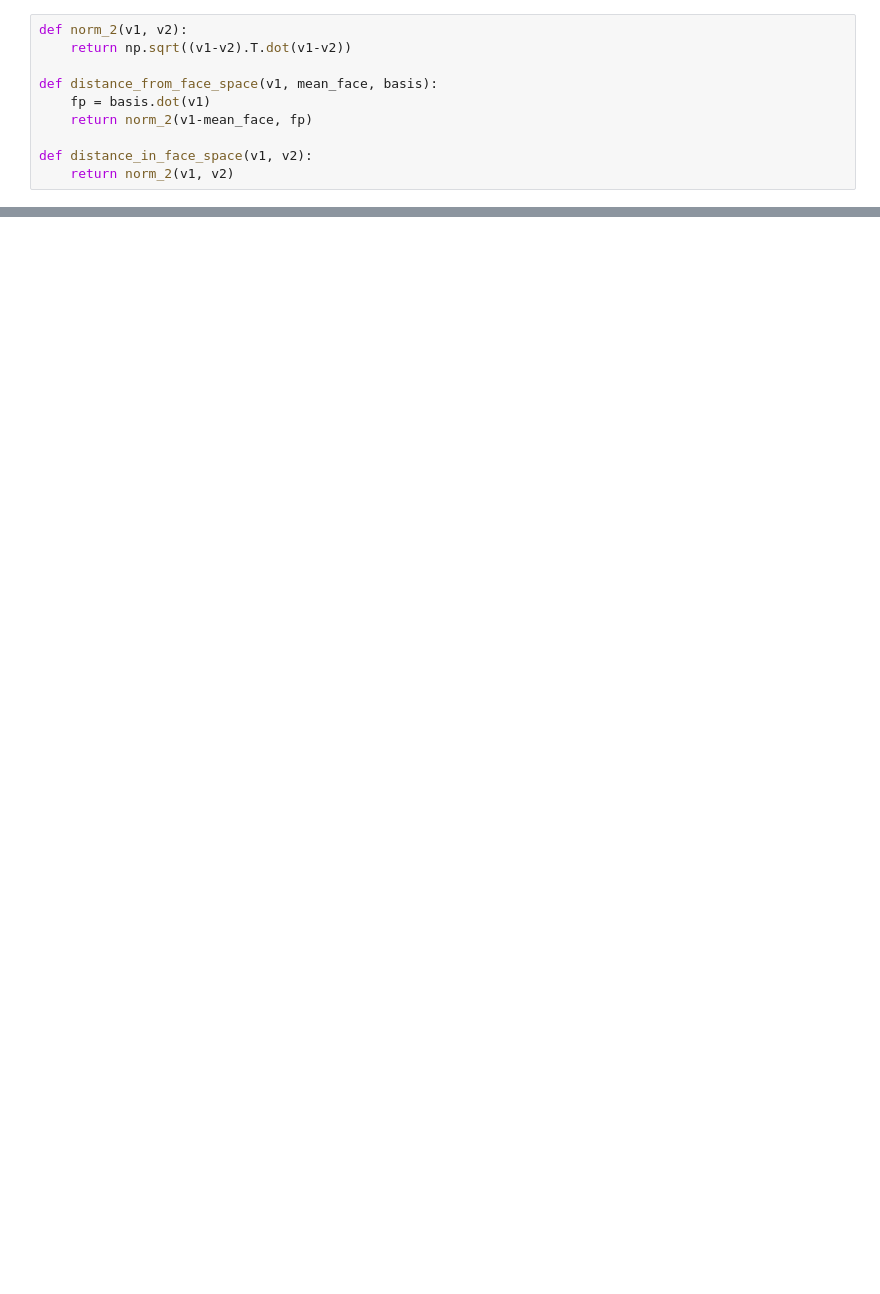
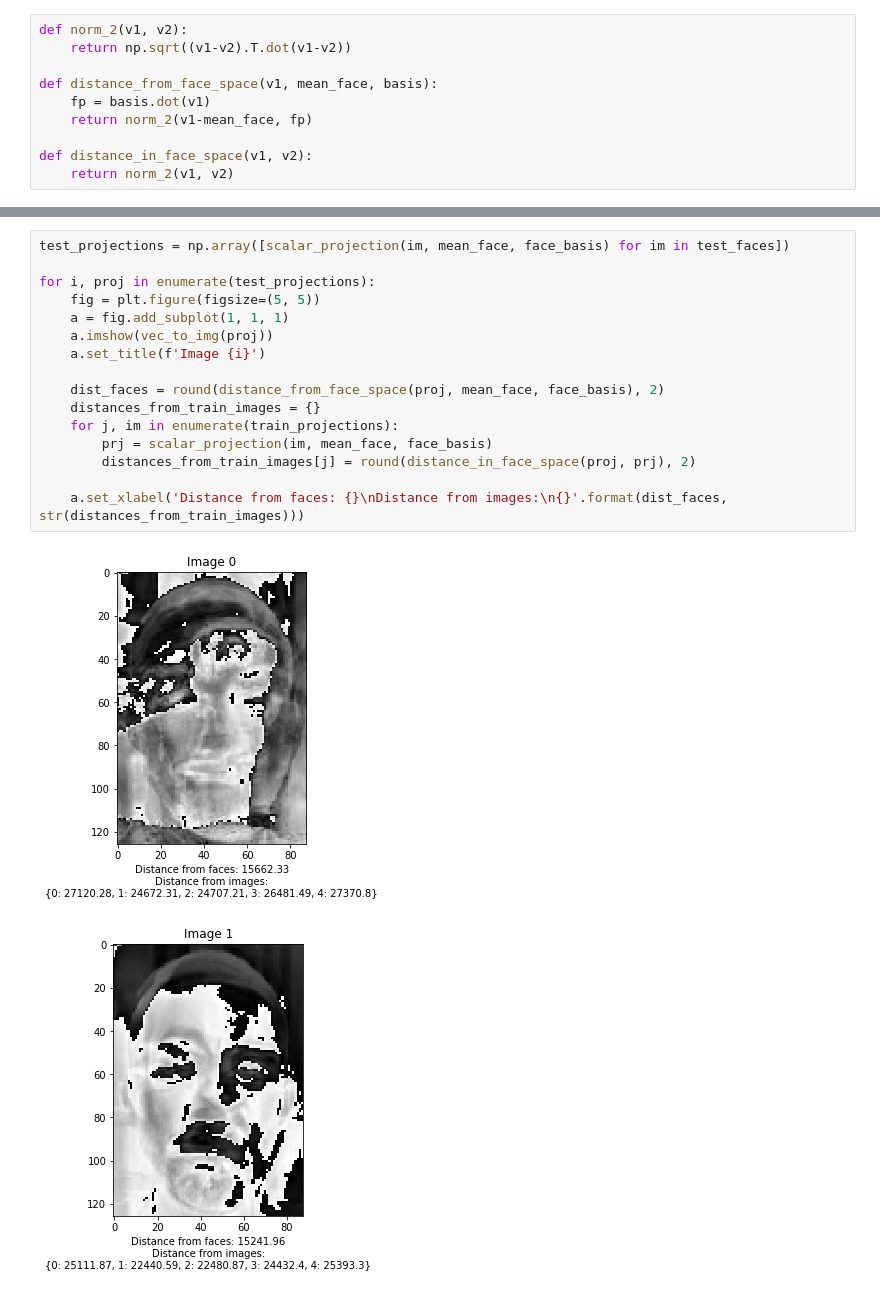
Before and after one commit to Euphe/svd_face_recognition, a Jupyter notebook: face_recognition.ipynb, the cells around one changed output, grey strips where cells are left out. Cells and saved outputs as stored; diff of their text form; blank space fills up the shorter version.

```diff
--- a/face_recognition.ipynb
+++ b/face_recognition.ipynb
@@ -130,0 +140,19 @@ Distance from face space 15241.964026209616
+# %%
+test_projections = np.array([scalar_projection(im, mean_face, face_basis) for im in test_faces])
+
+for i, proj in enumerate(test_projections):
+    fig = plt.figure(figsize=(5, 5))
+    a = fig.add_subplot(1, 1, 1)
+    a.imshow(vec_to_img(proj))
+    a.set_title(f'Image {i}')
+
+    dist_faces = round(distance_from_face_space(proj, mean_face, face_basis), 2)
+    distances_from_train_images = {}
+    for j, im in enumerate(train_projections):
+        prj = scalar_projection(im, mean_face, face_basis)
+        distances_from_train_images[j] = round(distance_in_face_space(proj, prj), 2)
+
+    a.set_xlabel('Distance from faces: {}\nDistance from images:\n{}'.format(dist_faces, str(distances_from_train_images)))
+# %% [output]
+[figure, added]
+[figure, added]
```
Also changed, not shown: parts of 12 cells of this notebook, 4 other files.
